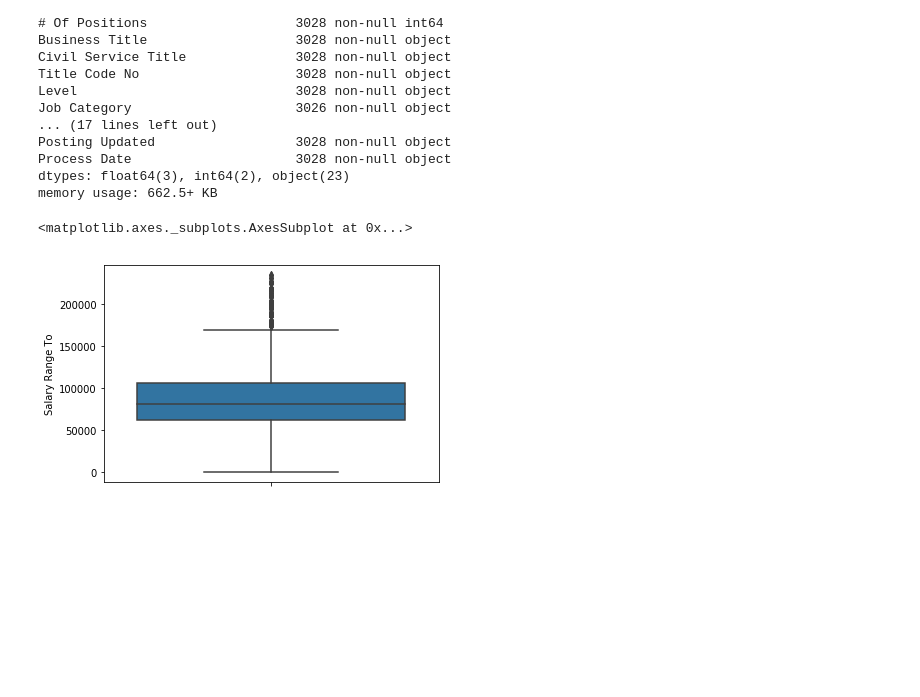
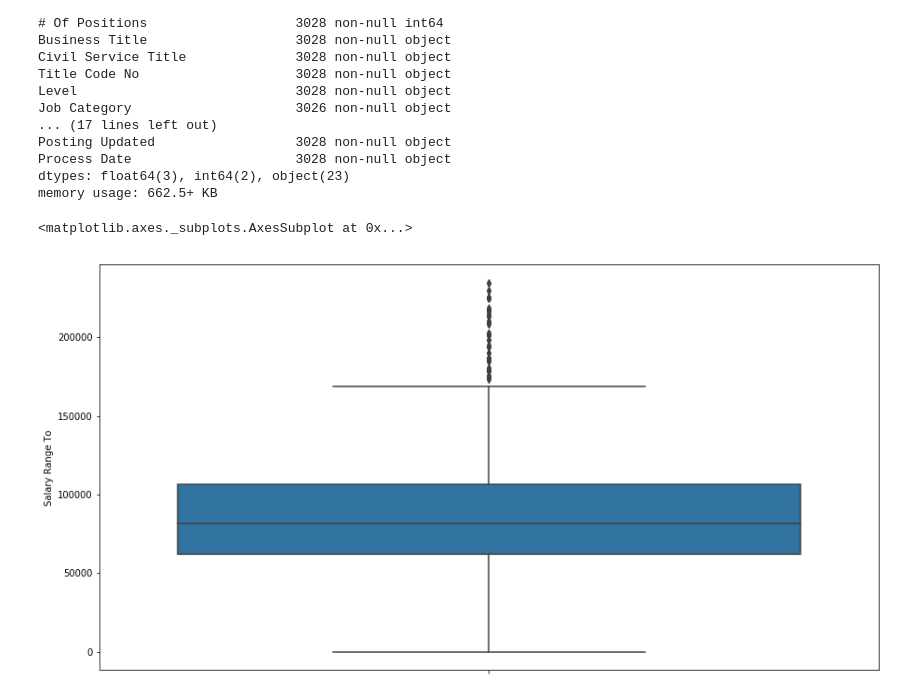
Before and after one commit to feedingthemachine/exblog, a Jupyter notebook: BoxPlot-Outliers/outliers.ipynb, the cells around one changed output. Saved outputs shown, nothing was run; the diff lists cells and outputs as text; code cells hidden in the pictures; blank space fills up the shorter version.

```diff
--- a/BoxPlot-Outliers/outliers.ipynb
+++ b/BoxPlot-Outliers/outliers.ipynb
@@ -28,7 +28,8 @@ memory usage: 662.5+ KB
 # %%
 df_outlier = df['Salary Range To']
 # %%
+plt.rcParams['figure.figsize'] = (15,8)
 sns.boxplot(df_outlier, orient='v')
 # %% [output]
 <matplotlib.axes._subplots.AxesSubplot at 0x...>
-[figure, old version]
+[figure, new version]
```
Also changed, not shown: parts of 2 cells of this notebook.
